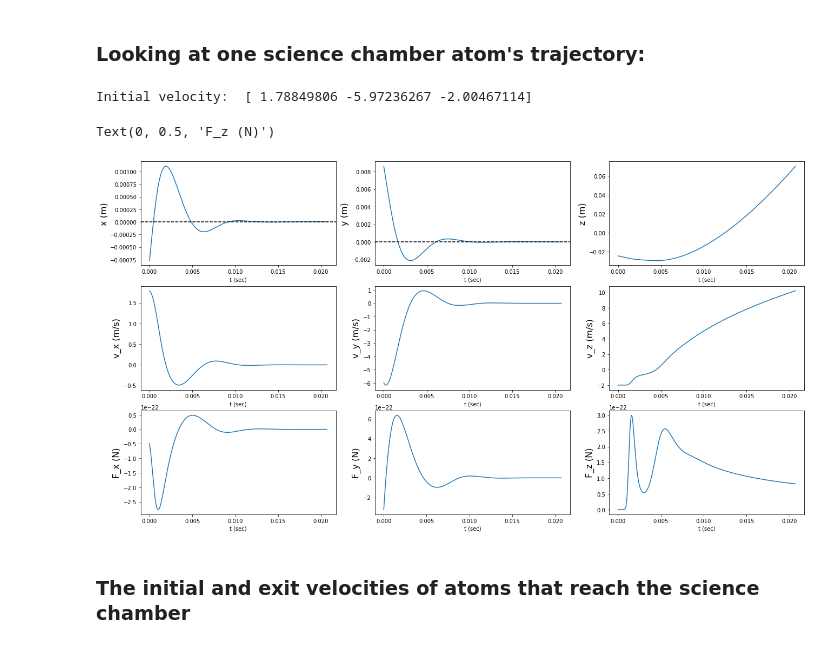
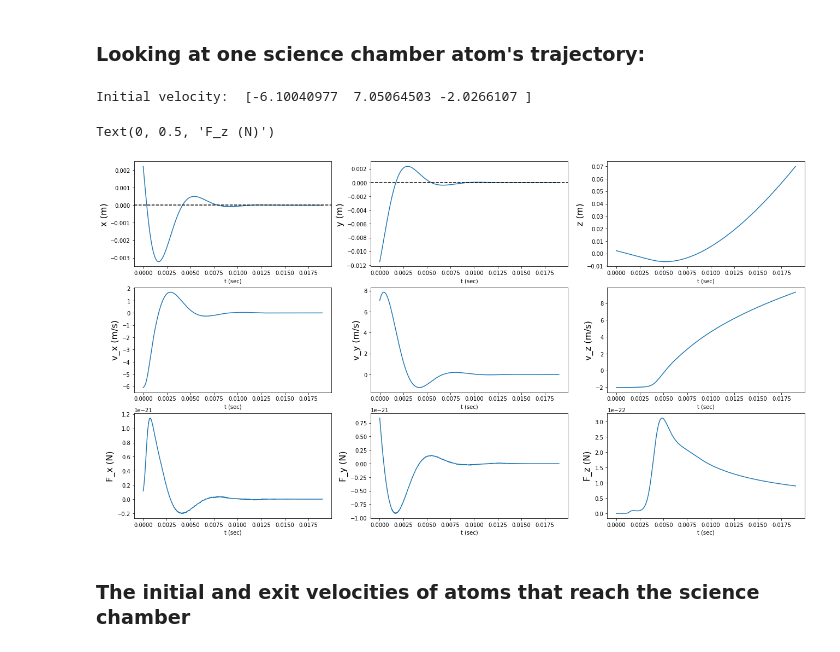
Before and after one commit to christianhnunez/MOT_SIM, a Jupyter notebook: CesiumMOT.ipynb, the cells around one changed output. Drawn from its saved outputs; the diff is of its cells as text; code cells hidden in the pictures.

```diff
--- a/CesiumMOT.ipynb
+++ b/CesiumMOT.ipynb
@@ -406,13 +343,7 @@ def getRandomX():
 ###################
 #  Start the sim  #
 ###################
-N_sim = 500000
-print("Simulating the trajectories of", N_sim, "atoms...")
-
-# Should a cut velocity be activated?
-# This means no trajectory is simulated with initial v_samp > v_cut.
-ActivateCutVelocity = False
-vcut = 100 #m/s
+N_sim = 1500000
 
 # Data storage
 pos_rec = []
@@ -422,22 +353,24 @@ forces_rec = []
 successes = 0
 success_index = []
 
+# Generate the B-field
+quadcoil = makeQuadCoil(winds = 10, dist = 50, diam = 100, curr = 300, width = 1, anti = -1)
+tree, Bfields = buildBfieldGrid(quadcoil, grid_spacing = 2 * 10**(-4))
+
+
 # Loop to simulate N_sim trajectories
+print("Simulating the trajectories of", N_sim, "atoms...")
+start = time.time()
 for n in range(0, N_sim):
     # Sample a velocity vector from MBD
     smp = sampleVelocityVec()
-
-    # Find a velocity vector below the cut, if requested.
-    if ActivateCutVelocity:
-        while np.linalg.norm(smp) > vcut:
-            smp = sampleVelocityVec()
 
     # Initialize atom
     vec_x = getRandomX()
     vec_v = np.array([smp[0], smp[1], smp[2]]) # Sampled v from Maxwell-Boltzmann
 
     # Simulate the atom's trajectory
-    pos, vel, times, forces, success = simulate(vec_x, vec_v, quadcoil, num_timesteps=1000000)
+    pos, vel, times, forces, success = simulate(vec_x, vec_v, [tree, Bfields], num_timesteps=1000000)
 
     # Save data.
     if success == 1:
@@ -455,10 +388,10 @@ for n in range(0, N_sim):
         forces_rec.append([])
         times_rec.append([])
 
-
     # Update user with progress
     if n % int(N_sim/100) == 0:
-        print("Done with run ", n)
+        print("Done with run ", n, " | Total time elapsed =",
+                  round((time.time()-start)/60, 3), "minutes")
 
 print("Successful: ", successes)
 print("Success index: ", success_index)
@@ -488,7 +421,7 @@ fig, ax = plt.subplots(3, 3, figsize=(22, 12))
 
 sim = True
 if sim:
-    nnn=success_index[3]
+    nnn=success_index[1]
     pos = pos_rec[nnn]
     vel = vel_rec[nnn]
     print("Initial velocity: ", vel[0])
@@ -517,35 +450,35 @@ ax[0, 1].axhline(0, ls="--", c="black")
 ax[0, 1].set_xlabel("t (sec)")
 ax[0, 1].set_ylabel("y (m)", fontsize=16)
 
 # v_y (BOTTOM CENTER)
 ax[1, 1].plot(times, vel[:, 1], label="RK4")
 ax[1, 1].set_xlabel("t (sec)")
 ax[1, 1].set_ylabel("v_y (m/s)", fontsize=16)
 
 # F_y (bottom middle)
 ax[2,1].plot(times[1:], forces[:, 1], label="RK4")
 ax[2,1].set_xlabel("t (sec)")
 ax[2,1].set_ylabel("F_y (N)", fontsize=16)
 
 
 # z-pos (TOP RIGHT)
 ax[0, 2].plot(times, pos[:, 2], label="RK4")
 ax[0, 2].set_xlabel("t (sec)")
 ax[0, 2].set_ylabel("z (m)", fontsize=16)
 
 # v_z (BOTTOM RIGHT)
 ax[1, 2].plot(times, vel[:, 2], label="RK4")
 ax[1, 2].set_xlabel("t (sec)")
 ax[1, 2].set_ylabel("v_z (m/s)", fontsize=16)
 
 # F_z (bottom middle)
 ax[2,2].plot(times[1:], forces[:, 2], label="RK4")
 ax[2,2].set_xlabel("t (sec)")
 ax[2,2].set_ylabel("F_z (N)", fontsize=16)
 # %% [output]
-Initial velocity:  [ 1.78849806 -5.97236267 -2.00467114]
+Initial velocity:  [-6.10040977  7.05064503 -2.0266107 ]
 Text(0, 0.5, 'F_z (N)')
-[figure, old version]
+[figure, new version]
 # %% [markdown]
 ### The initial and exit velocities of atoms that reach the science chamber
 # %%
```
Also changed, not shown: parts of 28 cells of this notebook.
